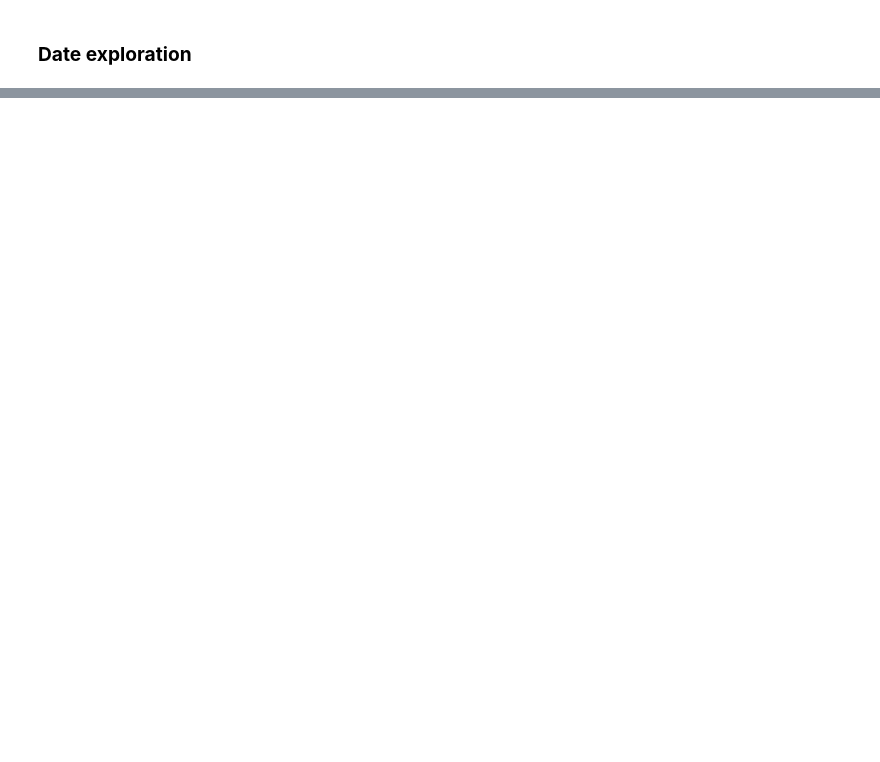
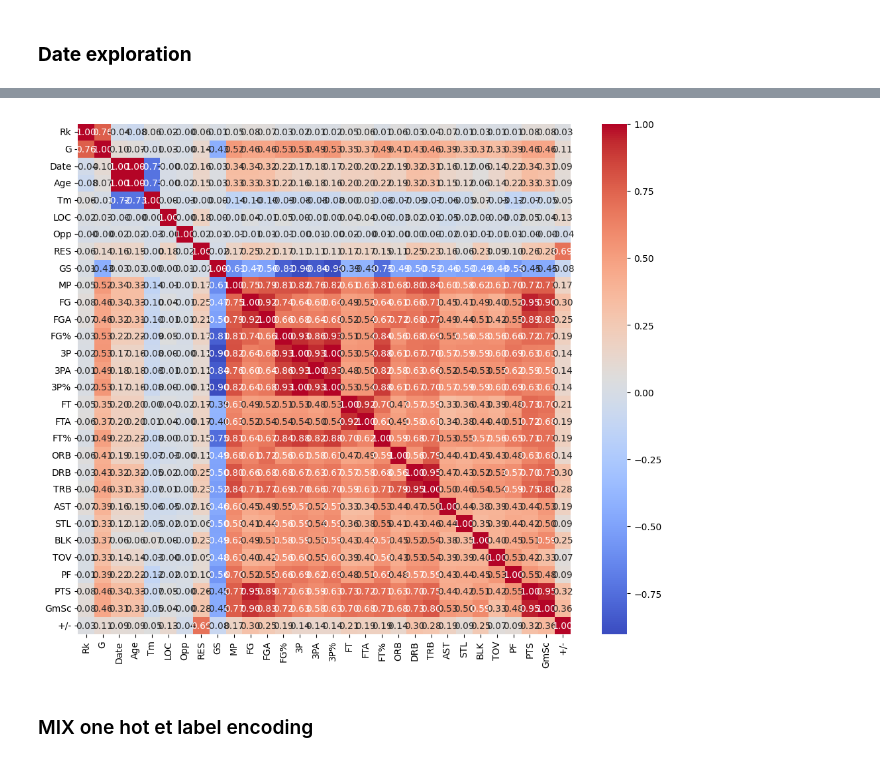
Before and after one commit to dounya-bourhani/NBA_stats_analysis, a Jupyter notebook: main_notebook.ipynb, the cells around one changed output, grey strips where cells are left out. Drawn from its saved outputs; the diff is of its cells as text; code cells hidden in the pictures; blank space fills up the shorter version.

Commit message:
correlation matrix

```diff
--- a/main_notebook.ipynb
+++ b/main_notebook.ipynb
@@ -214,0 +229,10 @@ stats_dataframe.to_csv('data/Rudy_Gobert_entire_stats.csv', index=False)
+# %%
+# Convert the Date colum to numerical values
+
+# First convert the Date column to datetime objects
+stats_dataframe['Date'] = pd.to_datetime(stats_dataframe['Date'])
+# Then convert the datetime objects to timestamps (seconds since epoch)
+stats_dataframe['Date'] = stats_dataframe['Date'].astype('int64') // 10**9
+# %%
+# Replace the 1 and 0 with yes and no
+stats_dataframe['GS'] = stats_dataframe['GS'].replace({'1': 'YES', '0': 'NO'})
@@ -214,0 +295,16 @@ stats_dataframe.to_csv('data/Rudy_Gobert_entire_stats.csv', index=False)
+# %%
+from sklearn.preprocessing import LabelEncoder
+
+# Initialiser le label encoder
+label_encoder = LabelEncoder()
+
+encoded_dataframe = stats_dataframe.copy()
+
+# Appliquer le label encoding
+encoded_dataframe['Tm'] = label_encoder.fit_transform(encoded_dataframe['Tm'])
+encoded_dataframe['LOC'] = label_encoder.fit_transform(encoded_dataframe['LOC'])
+encoded_dataframe['Opp'] = label_encoder.fit_transform(encoded_dataframe['Opp'])
+encoded_dataframe['GS'] = label_encoder.fit_transform(encoded_dataframe['GS'])
+
+print("\nDataset avec Label Encoding :")
+encoded_dataframe.head()
@@ -214,0 +320,21 @@ stats_dataframe.to_csv('data/Rudy_Gobert_entire_stats.csv', index=False)
+# %%
+import seaborn as sns
+
+# Calculate the correlation matrix
+correlation_matrix = encoded_dataframe.corr()
+
+# Plot the correlation matrix
+import matplotlib.pyplot as plt
+
+# Set the size of the plot
+plt.figure(figsize=(12, 10))
+
+# Create a heatmap of the correlation matrix
+sns.heatmap(correlation_matrix, annot=True, cmap='coolwarm', fmt='.2f')
+
+# Display the plot
+plt.show()
+# %% [output]
+[figure, added]
+# %% [markdown]
+### MIX one hot et label encoding
```
Also changed, not shown: parts of 15 cells of this notebook, 2 other files.
